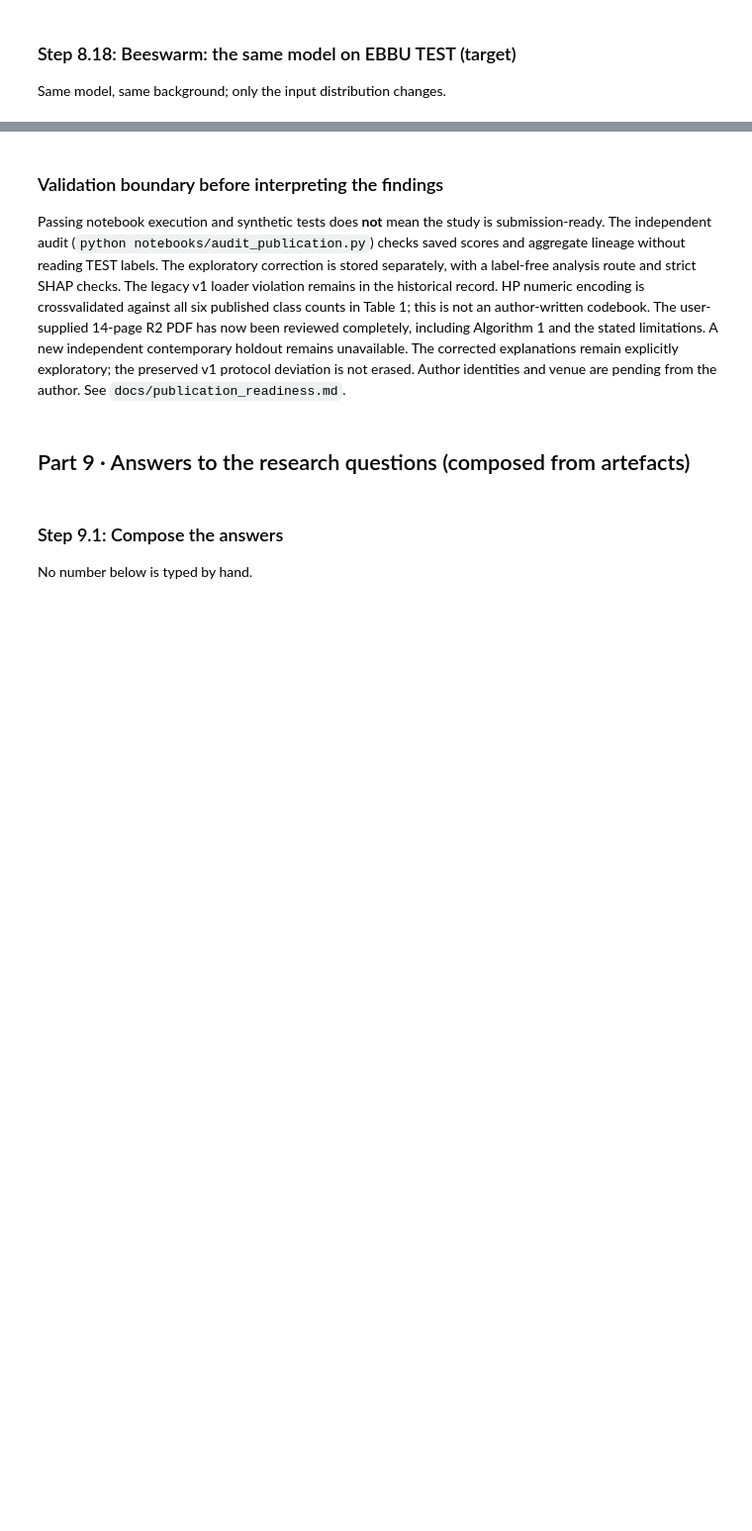
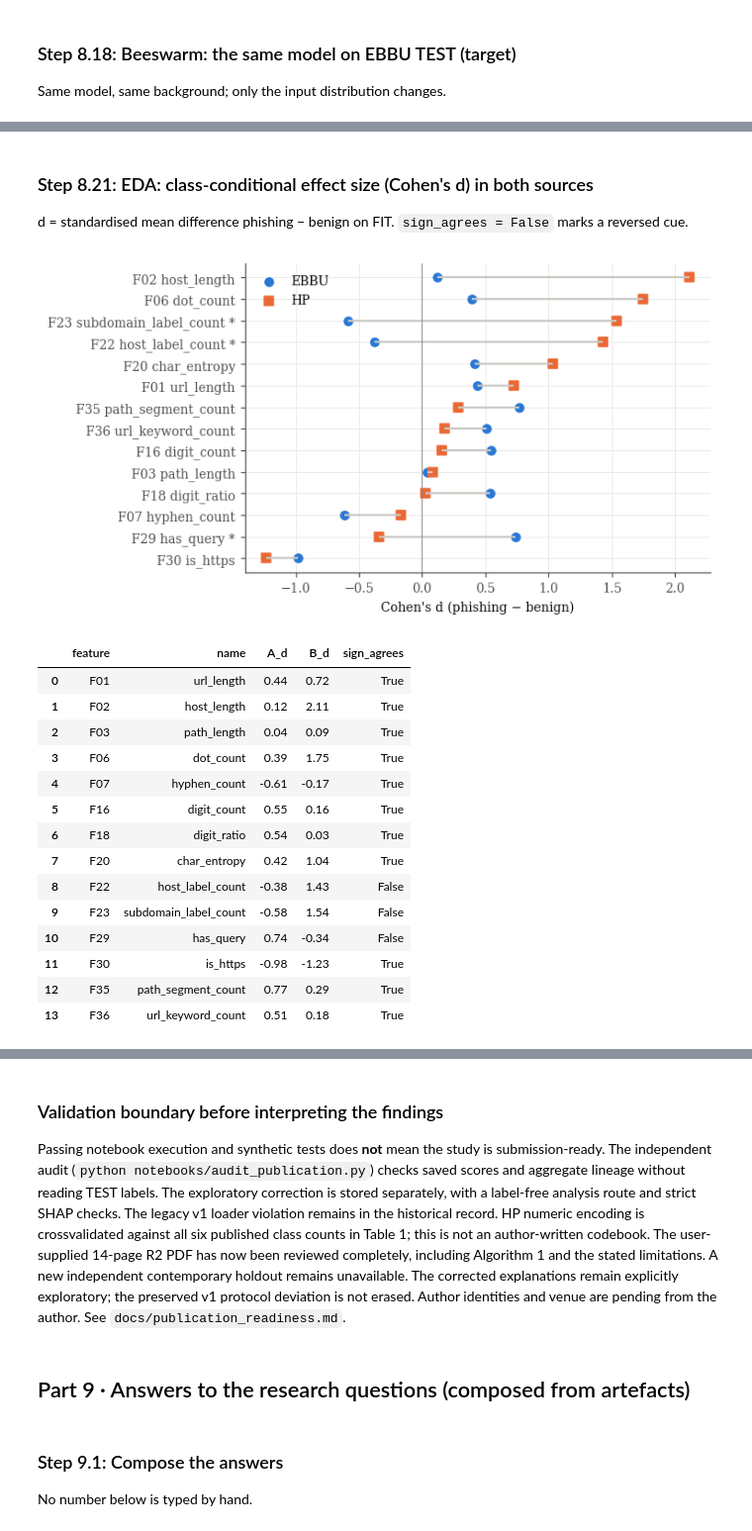
Before and after one commit to Athraynmhd/phishing-url-generalization, a Jupyter notebook: notebooks/phishing_research_pipeline.ipynb, the cells around one changed output, grey strips where cells are left out. Shown at 99% size. Drawn from its saved outputs; the diff is of its cells as text; code cells hidden in the pictures; blank space fills up the shorter version.

```diff
--- a/notebooks/phishing_research_pipeline.ipynb
+++ b/notebooks/phishing_research_pipeline.ipynb
@@ -907,0 +924,8 @@ fig = viz.shap_beeswarm(SHAP_A, "B-LGBM-ALL-k37-s17", "target"); plt.show()
+# %%
+from phishresearch.extensions.analysis import latest_run
+from phishresearch.prepare import load_dev
+EXT = latest_run(P)
+EXT_MAN = json.loads((EXT / "manifest.json").read_text(encoding="utf-8"))
+EXT_RES = json.loads((EXT / "results.json").read_text(encoding="utf-8"))
+print(EXT.relative_to(ROOT))
+pd.Series({k: EXT_MAN[k] for k in ("status", "decision", "partitions_used", "test_features_read", "test_labels_read", "dataset_urls_opened")})
@@ -907,0 +960,30 @@ fig = viz.shap_beeswarm(SHAP_A, "B-LGBM-ALL-k37-s17", "target"); plt.show()
+# %% [markdown]
+### Step 8.21: EDA: class-conditional effect size (Cohen's d) in both sources
+
+d = standardised mean difference phishing − benign on FIT. `sign_agrees = False` marks a reversed cue.
+# %%
+EDA = pd.read_csv(EXT / "eda.csv")
+fig, ax = plt.subplots(figsize=(6, 4))
+o = EDA.sort_values("B_d").reset_index(drop=True)
+ax.hlines(o.index, o.A_d, o.B_d, color="#c9c8c3")
+ax.scatter(o.A_d, o.index, label="EBBU", color="#2a78d6"); ax.scatter(o.B_d, o.index, label="HP", marker="s", color="#eb6834")
+ax.set_yticks(o.index); ax.set_yticklabels([f"{r.feature} {r.name}{' *' if not r.sign_agrees else ''}" for r in o.itertuples()])
+ax.axvline(0, color="grey", lw=.6); ax.set_xlabel("Cohen's d (phishing − benign)"); ax.legend(); plt.show()
+EDA[["feature", "name", "A_d", "B_d", "sign_agrees"]].round(2)
+# %% [output]
+[figure, added]
+|  | feature | name | A_d | B_d | sign_agrees |
+| 0 | F01 | url_length | 0.44 | 0.72 | True |
+| 1 | F02 | host_length | 0.12 | 2.11 | True |
+| 2 | F03 | path_length | 0.04 | 0.09 | True |
+| 3 | F06 | dot_count | 0.39 | 1.75 | True |
+| 4 | F07 | hyphen_count | -0.61 | -0.17 | True |
+| 5 | F16 | digit_count | 0.55 | 0.16 | True |
+| 6 | F18 | digit_ratio | 0.54 | 0.03 | True |
+| 7 | F20 | char_entropy | 0.42 | 1.04 | True |
+| 8 | F22 | host_label_count | -0.38 | 1.43 | False |
+| 9 | F23 | subdomain_label_count | -0.58 | 1.54 | False |
+| 10 | F29 | has_query | 0.74 | -0.34 | False |
+| 11 | F30 | is_https | -0.98 | -1.23 | True |
+| 12 | F35 | path_segment_count | 0.77 | 0.29 | True |
+| 13 | F36 | url_keyword_count | 0.51 | 0.18 | True |
```
Also changed, not shown: parts of 23 cells of this notebook, 52 other files.
